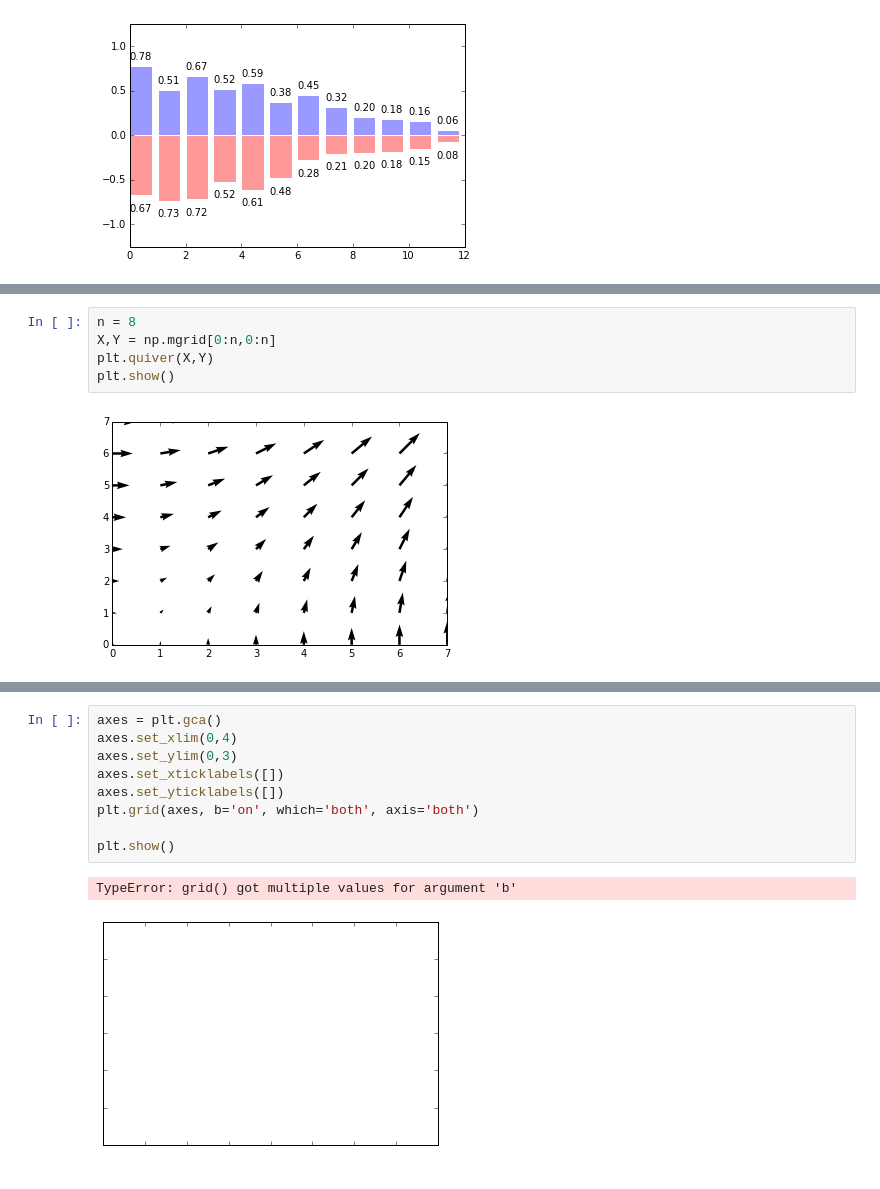
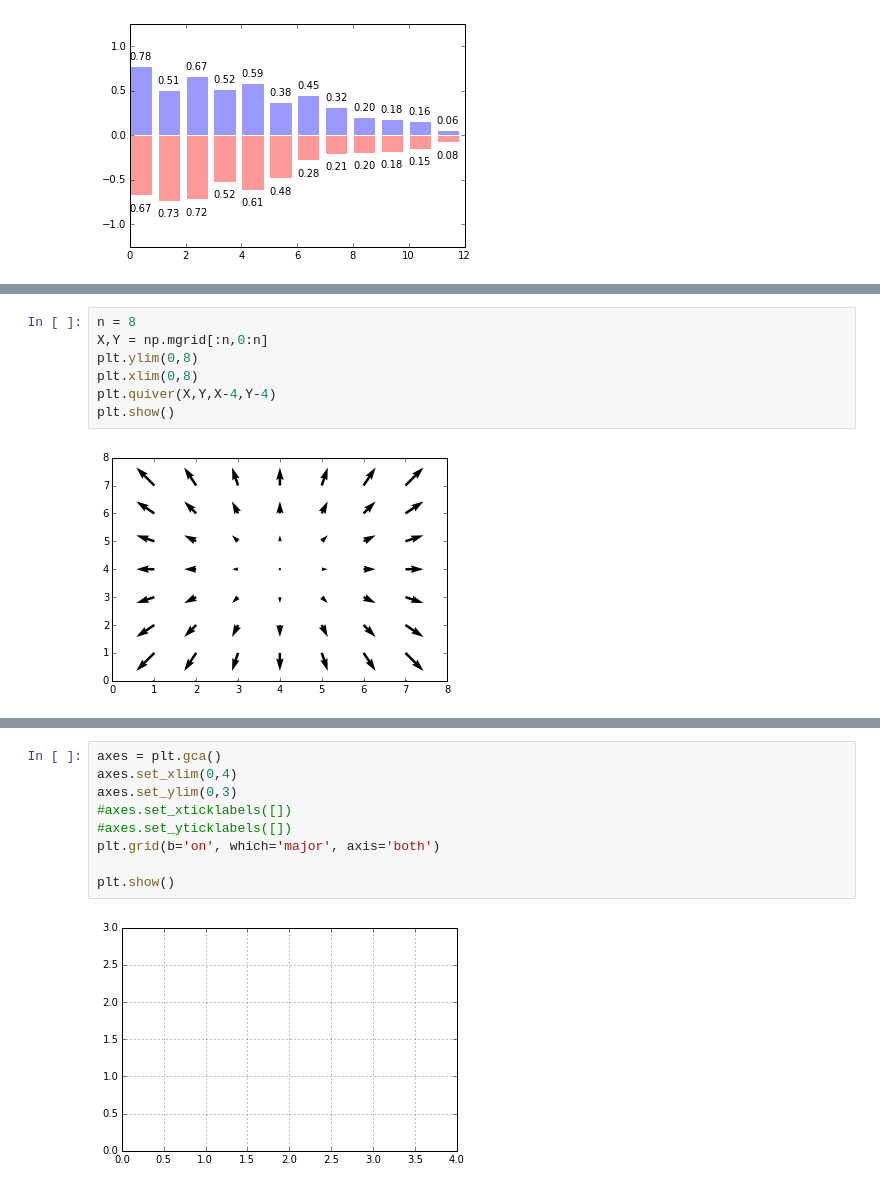
Before and after one commit to Jonathan-Adams2015/csci-2000-personal, a Jupyter notebook: matplotlib/matplotlib_exercises.ipynb, the cells around one changed output, grey strips where cells are left out. Drawn from its saved outputs; the diff is of its cells as text.

```diff
--- a/matplotlib/matplotlib_exercises.ipynb
+++ b/matplotlib/matplotlib_exercises.ipynb
@@ -229,11 +225,13 @@ plt.show()
 You need to draw arrows twice.
 # %%
 n = 8
-X,Y = np.mgrid[0:n,0:n]
-plt.quiver(X,Y)
+X,Y = np.mgrid[:n,0:n]
+plt.ylim(0,8)
+plt.xlim(0,8)
+plt.quiver(X,Y,X-4,Y-4)
 plt.show()
 # %% [output]
-[figure, old version]
+[figure, new version]
 # %% [markdown]
 ## Grid
 
@@ -253,14 +251,13 @@ plt.show()
 axes = plt.gca()
 axes.set_xlim(0,4)
 axes.set_ylim(0,3)
-axes.set_xticklabels([])
-axes.set_yticklabels([])
-plt.grid(axes, b='on', which='both', axis='both')
+#axes.set_xticklabels([])
+#axes.set_yticklabels([])
+plt.grid(b='on', which='major', axis='both')
 
 plt.show()
 # %% [output]
-TypeError: grid() got multiple values for argument 'b'
-[figure, old version]
+[figure, new version]
 # %% [markdown]
 ## Multi Plot
 
```
Also changed, not shown: parts of 7 cells of this notebook, 7 other files.
